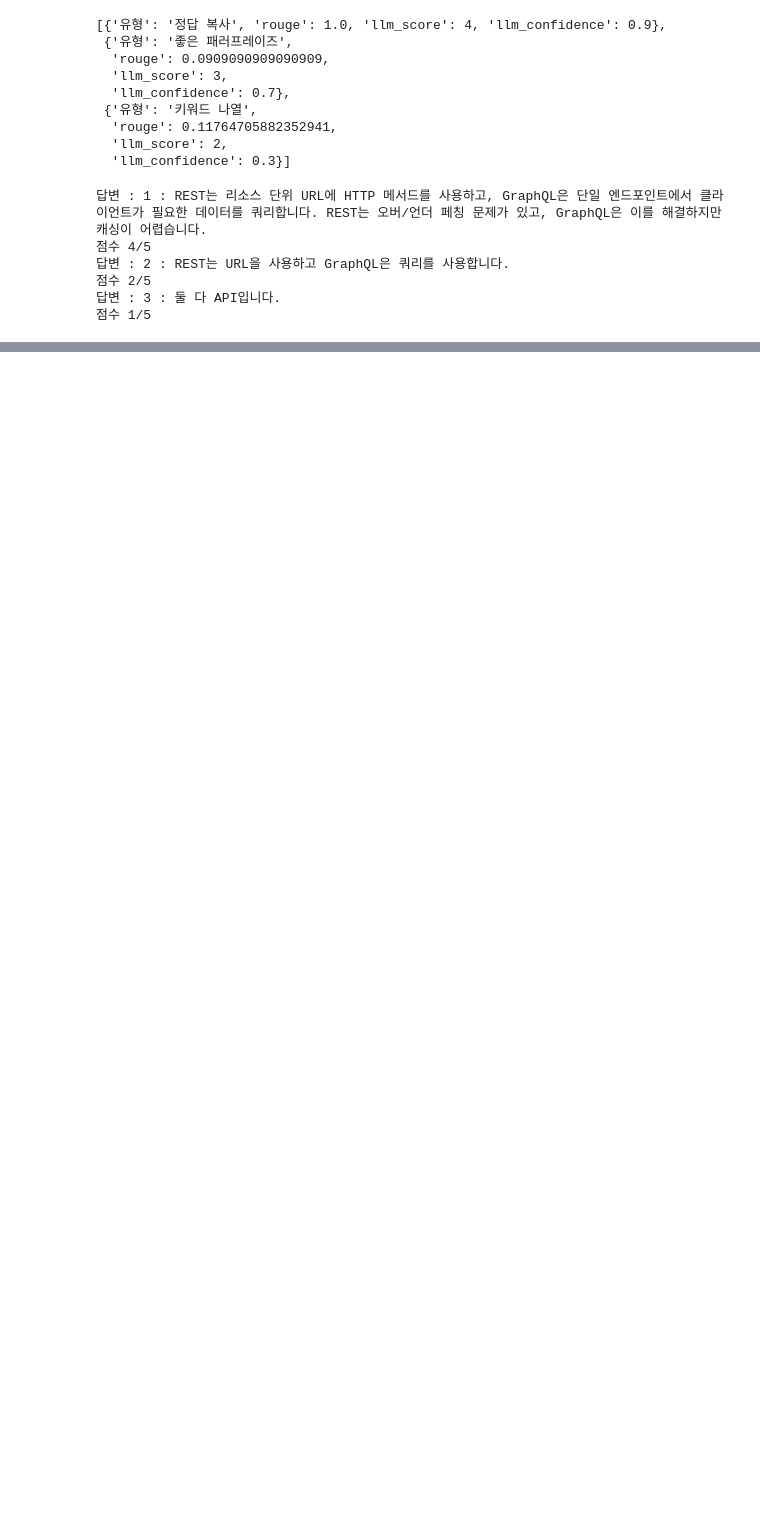
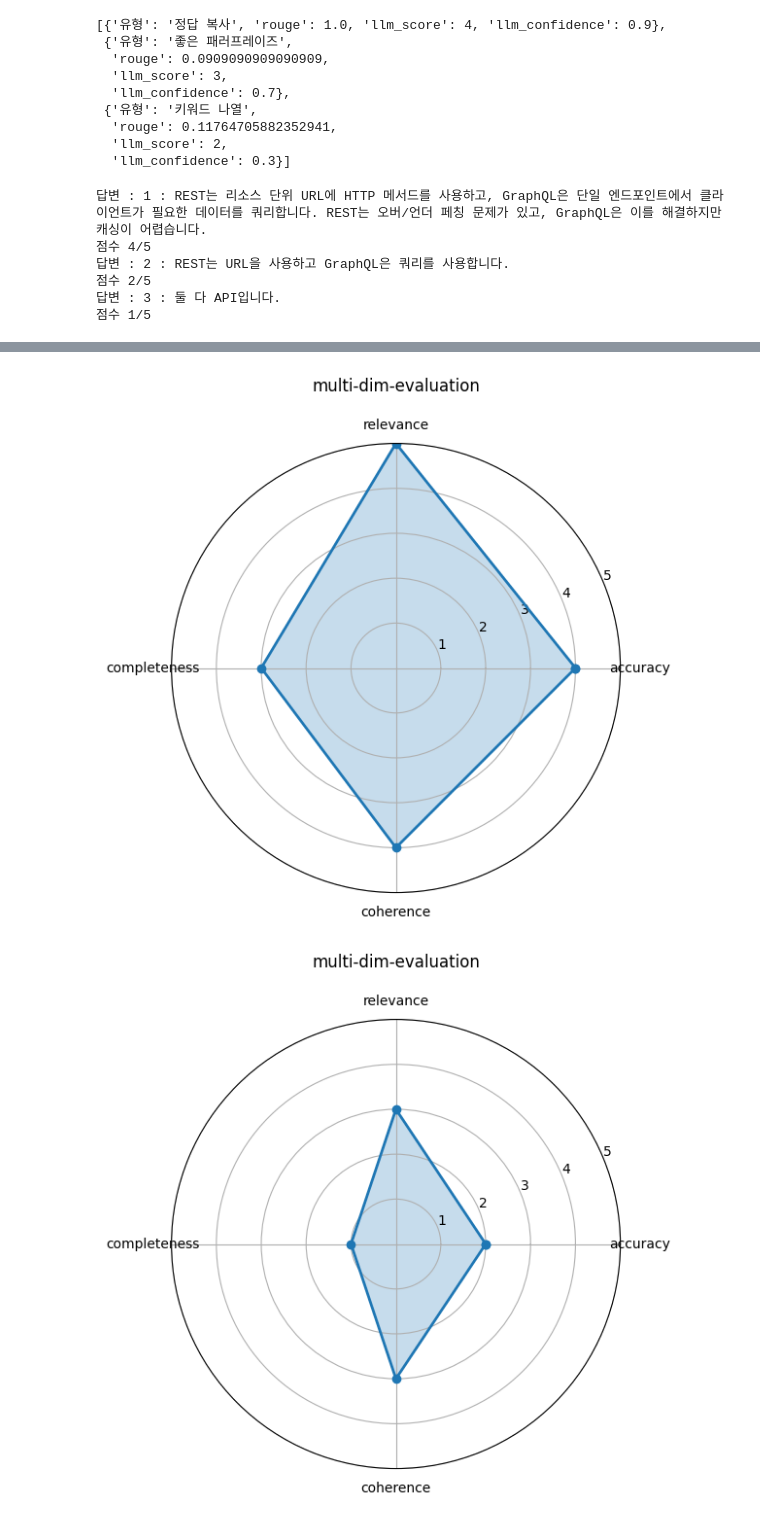
Before and after one commit to jeon-jeongin/llm-study, a Jupyter notebook: week05/20260408.ipynb, the cells around one changed output, grey strips where cells are left out. Drawn from its saved outputs; the diff is of its cells as text; code cells hidden in the pictures; blank space fills up the shorter version.

```diff
--- a/week05/20260408.ipynb
+++ b/week05/20260408.ipynb
@@ -597,0 +658,8 @@ result
+# %%
+EVAL_DIMENSIONS = {
+    "accuracy": "사실적으로 정확한 정보만 포함하는가 (1-5)",
+    "relevance": "질문의 의도와 범위에 적합한 답변인가 (1-5)",
+    "completeness": "핵심 포인트를 빠짐없이 다루는가 (1-5)",
+    "coherence": "논리적 흐름과 구조가 일관적인가 (1-5)",
+    "practicality": "실제 상황에서 바로 활용 가능한 구체적이고 실행 가능한 답변인가 (1-5)"
+}
@@ -597,0 +687,11 @@ result
+# %%
+question = "머신러닝과 딥러닝의 차이점을 설명해주세요"
+answers = [
+    ("머신러닝은 데이터에서 패턴을 학습하는 넓은 개념이고, 딥러닝은 그 중 다층 신경망을 사용하는 방법입니다. 머신러닝에는 SVM, 결정트리 등이 있고, 딥러닝에는 CNN, RNN 등이 있습니다.", "완전한 답변"),
+    ("둘 다 AI 기술입니다. 딥러닝이 더 발전된 기술입니다.", "불완전 답변"),
+]
+# %%
+for ans, label in answers:
+    result = multidim_judge(question, ans)
+    scores = result.get("scores")
+    print(scores, result.get("summary"))
@@ -597,0 +701,25 @@ result
+# %%
+def plot_radar(scores_dict, title="multi-dim-evaluation"):
+    categories = list(scores_dict.keys())
+    values = list(scores_dict.values())
+    values += values[:1]
+
+    angles = np.linspace(0, 2*np.pi, len(categories), endpoint=False).tolist()
+    angles += angles[:1]
+
+    fig, ax = plt.subplots(figsize=(6,6), subplot_kw=dict(polar=True))
+    ax.fill(angles, values, alpha=0.25)
+    ax.plot(angles, values, 'o-', linewidth=2)
+    ax.set_xticks(angles[:-1])
+    ax.set_xticklabels(categories)
+    ax.set_ylim(0, 5)
+    ax.set_title(title, pad=20)
+    plt.show()
+# %%
+for ans, label in answers:
+    result = multidim_judge(question, ans)
+    scores = result.get("scores")
+    plot_radar(scores)
+# %% [output]
+[figure, added]
+[figure, added]
```
Also changed, not shown: parts of 30 cells of this notebook.
